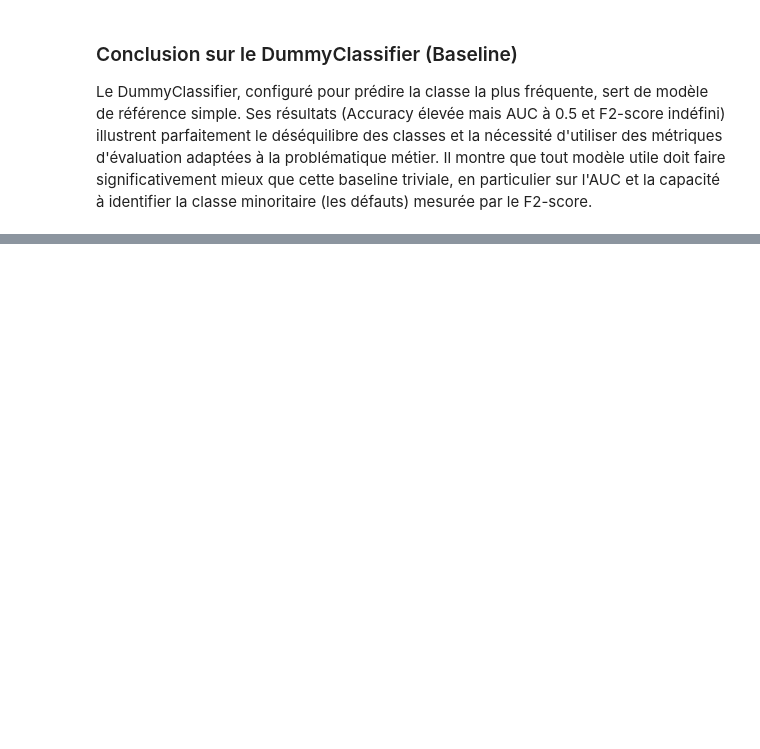
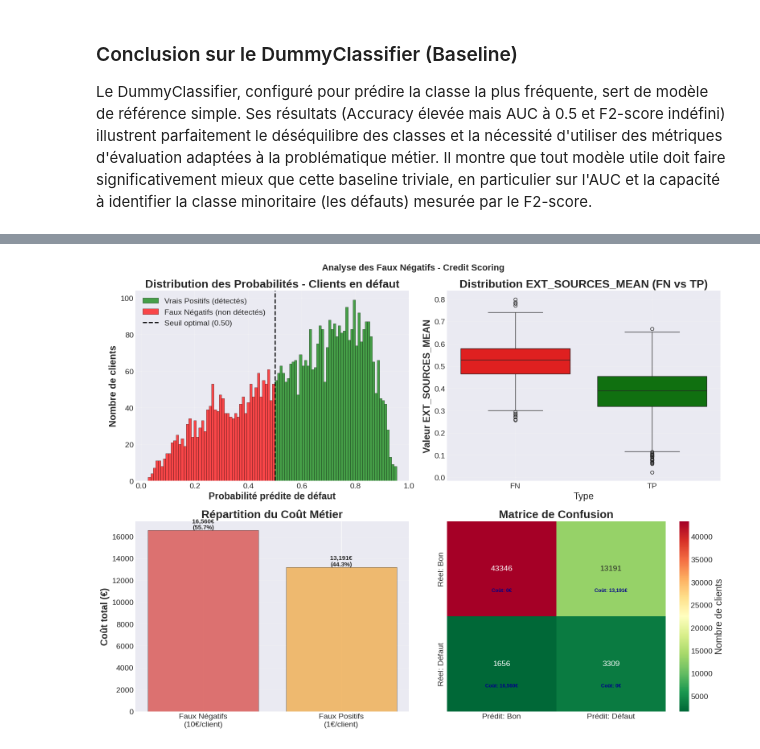
Before and after one commit to neutrinoox/projet7-scoring, a Jupyter notebook: notebooks/V_Maxime_2_notebook_modélisation_092025.ipynb, the cells around one changed output, grey strips where cells are left out. Saved outputs shown, nothing was run; the diff lists cells and outputs as text; code cells hidden in the pictures; blank space fills up the shorter version.

```diff
--- a/notebooks/V_Maxime_2_notebook_modélisation_092025.ipynb
+++ b/notebooks/V_Maxime_2_notebook_modélisation_092025.ipynb
@@ -2215,0 +2871,94 @@ print("Commit Git : Modèle XGBoost optimisé + GridSearch + MLflow OK")
+# %%
+# ============================================================================
+# DISTRIBUTION DES PROBABILITÉS PRÉDITES
+# ============================================================================
+
+fig, axes = plt.subplots(2, 2, figsize=(16, 12))
+fig.suptitle('Analyse des Faux Négatifs - Credit Scoring', fontsize=16, fontweight='bold')
+
+# --- GRAPHIQUE 1 : Distribution des probabilités ---
+ax1 = axes[0, 0]
+
+# Probabilités pour les défauts (y=1)
+fn_probs = y_pred_proba[false_negatives_idx.values]
+tp_probs = y_pred_proba[true_positives_idx.values]
+
+ax1.hist(tp_probs, bins=50, alpha=0.7, label='Vrais Positifs (détectés)', color='green', edgecolor='black')
+ax1.hist(fn_probs, bins=50, alpha=0.7, label='Faux Négatifs (non détectés)', color='red', edgecolor='black')
+ax1.axvline(optimal_threshold, color='black', linestyle='--', linewidth=2, label=f'Seuil optimal ({optimal_threshold:.2f})') # Added formatting
+ax1.set_xlabel('Probabilité prédite de défaut', fontweight='bold')
+ax1.set_ylabel('Nombre de clients', fontweight='bold')
+ax1.set_title('Distribution des Probabilités - Clients en défaut', fontweight='bold')
+ax1.legend()
+ax1.grid(alpha=0.3)
+
+print(f"\n STATISTIQUES DES PROBABILITÉS PRÉDITES:")
+print(f"  • FN moyenne : {fn_probs.mean():.3f} (écart-type: {fn_probs.std():.3f})")
+print(f"  • TP moyenne : {tp_probs.mean():.3f} (écart-type: {tp_probs.std():.3f})")
+print(f"  • Les FN ont des probabilités proches du seuil → difficiles à détecter")
+
+# --- GRAPHIQUE 2 : Box plots des features clés ---
+ax2 = axes[0, 1]
+
+# Préparer les données pour le box plot
+if 'EXT_SOURCES_MEAN' in fn_data.columns and 'EXT_SOURCES_MEAN' in tp_data.columns:
+    # Combine the data for the selected feature
+    combined_data = pd.concat([
+        fn_data[['EXT_SOURCES_MEAN']].assign(Type='FN'),
+        tp_data[['EXT_SOURCES_MEAN']].assign(Type='TP')
+    ])
+
+    sns.boxplot(data=combined_data, x='Type', y='EXT_SOURCES_MEAN', ax=ax2, palette=['red', 'green'])
+    ax2.set_title('Distribution EXT_SOURCES_MEAN (FN vs TP)', fontweight='bold') # Added (FN vs TP)
+    ax2.set_ylabel('Valeur EXT_SOURCES_MEAN', fontweight='bold') # More specific label
+    ax2.grid(alpha=0.3)
+
+# --- GRAPHIQUE 3 : Coût par catégorie ---
+ax3 = axes[1, 0]
+
+categories = ['Faux Négatifs\n(10€/client)', 'Faux Positifs\n(1€/client)']
+costs = [fn_cost, fp_cost]
+colors = ['#d9534f', '#f0ad4e']
+
+bars = ax3.bar(categories, costs, color=colors, alpha=0.8, edgecolor='black')
+ax3.set_ylabel('Coût total (€)', fontweight='bold')
+ax3.set_title('Répartition du Coût Métier', fontweight='bold')
+ax3.grid(axis='y', alpha=0.3)
+
+# Annotations
+for bar, cost in zip(bars, costs):
+    height = bar.get_height()
+    ax3.text(bar.get_x() + bar.get_width()/2., height,
+            f'{cost:,}€\n({cost/total_cost*100:.1f}%)',
+            ha='center', va='bottom', fontweight='bold', fontsize=11)
+
+# --- GRAPHIQUE 4 : Matrice de confusion ---
+ax4 = axes[1, 1]
+
+from sklearn.metrics import confusion_matrix
+
+cm = confusion_matrix(y_test, y_pred_optimal)
+sns.heatmap(cm, annot=True, fmt='d', cmap='RdYlGn_r', ax=ax4,
+            xticklabels=['Prédit: Bon', 'Prédit: Défaut'],
+            yticklabels=['Réel: Bon', 'Réel: Défaut'],
+            cbar_kws={'label': 'Nombre de clients'})
+
+ax4.set_title('Matrice de Confusion', fontweight='bold')
+
+# Ajouter les coûts
+for i in range(2):
+    for j in range(2):
+        if i == 1 and j == 0:  # FN
+            cost_text = f"\nCoût: {cm[i,j] * 10:,}€"
+        elif i == 0 and j == 1:  # FP
+            cost_text = f"\nCoût: {cm[i,j] * 1:,}€"
+        else:
+            cost_text = "\nCoût: 0€"
+
+        ax4.text(j + 0.5, i + 0.7, cost_text,
+                ha='center', va='center', fontsize=9, color='darkblue', fontweight='bold')
+
+plt.tight_layout()
+plt.savefig('false_negatives_analysis.png', dpi=300, bbox_inches='tight')
+plt.show()
+# %% [output]
@@ -2215,0 +2969 @@ print("Commit Git : Modèle XGBoost optimisé + GridSearch + MLflow OK")
+[figure, added]
```
Also changed, not shown: parts of 49 cells of this notebook.
